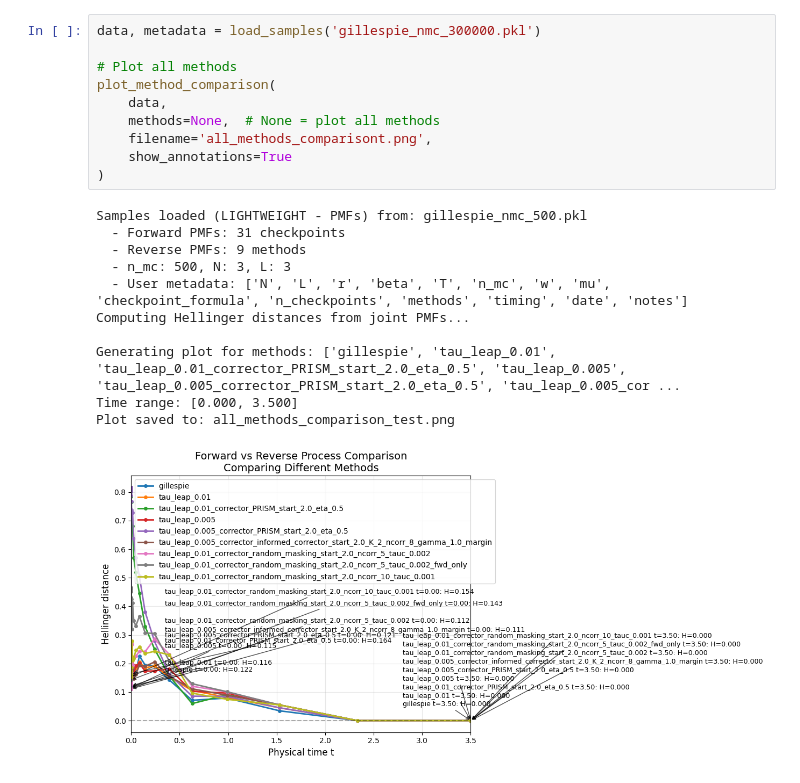
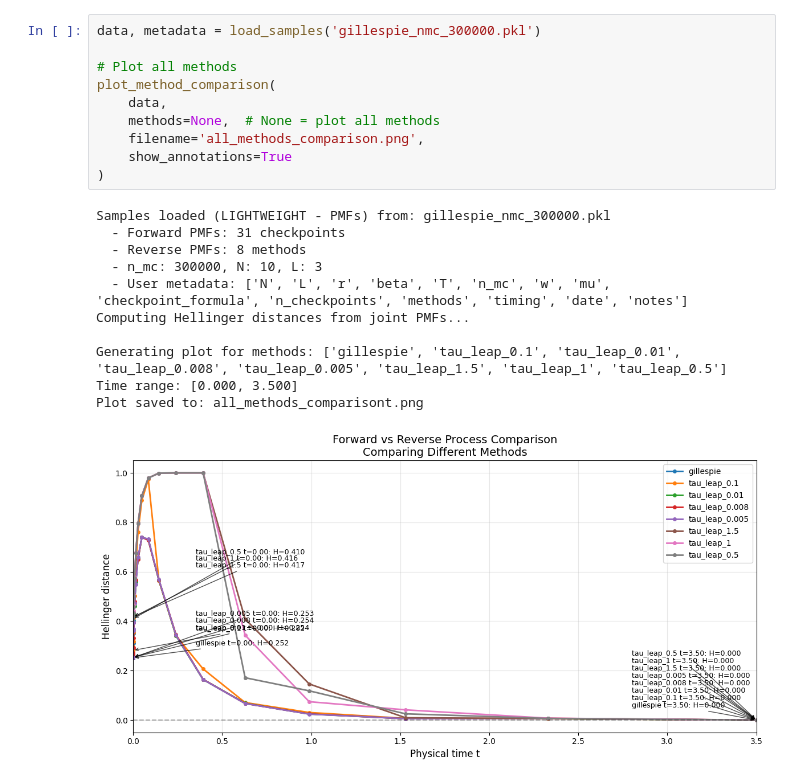
Before and after one commit to loren-ll/Correctors_Discrete_Diffusion, a Jupyter notebook: Testing_3.ipynb, the cells around one changed output. Cells and saved outputs as stored; diff of their text form.

Commit message:
[TEST RESULTS] comparing different tau values

```diff
--- a/Testing_3.ipynb
+++ b/Testing_3.ipynb
@@ -54,22 +116,22 @@ Samples loaded (LIGHTWEIGHT - PMFs) from: gillespie_nmc_1000.pkl
 # %%
 data, metadata = load_samples('gillespie_nmc_300000.pkl')
 
 # Plot all methods
 plot_method_comparison(
     data,
     methods=None,  # None = plot all methods
-    filename='all_methods_comparisont.png',
+    filename='all_methods_comparison.png',
     show_annotations=True
 )
 # %% [output]
-Samples loaded (LIGHTWEIGHT - PMFs) from: gillespie_nmc_500.pkl
+Samples loaded (LIGHTWEIGHT - PMFs) from: gillespie_nmc_300000.pkl
   - Forward PMFs: 31 checkpoints
-  - Reverse PMFs: 9 methods
-  - n_mc: 500, N: 3, L: 3
+  - Reverse PMFs: 8 methods
+  - n_mc: 300000, N: 10, L: 3
   - User metadata: ['N', 'L', 'r', 'beta', 'T', 'n_mc', 'w', 'mu', 'checkpoint_formula', 'n_checkpoints', 'methods', 'timing', 'date', 'notes']
 Computing Hellinger distances from joint PMFs...
 
-Generating plot for methods: ['gillespie', 'tau_leap_0.01', 'tau_leap_0.01_corrector_PRISM_start_2.0_eta_0.5', 'tau_leap_0.005', 'tau_leap_0.005_corrector_PRISM_start_2.0_eta_0.5', 'tau_leap_0.005_cor ...
+Generating plot for methods: ['gillespie', 'tau_leap_0.1', 'tau_leap_0.01', 'tau_leap_0.008', 'tau_leap_0.005', 'tau_leap_1.5', 'tau_leap_1', 'tau_leap_0.5']
 Time range: [0.000, 3.500]
-Plot saved to: all_methods_comparison_test.png
+Plot saved to: all_methods_comparisont.png
-[figure, old version]
+[figure, new version]
```
Also changed, not shown: parts of 7 cells of this notebook.
